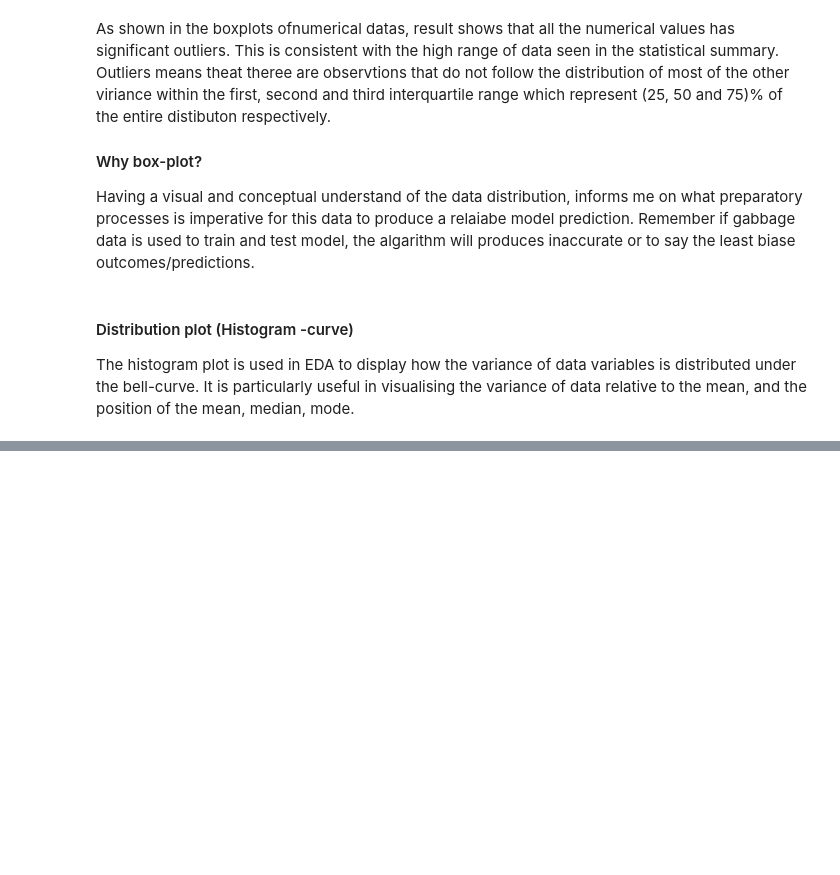
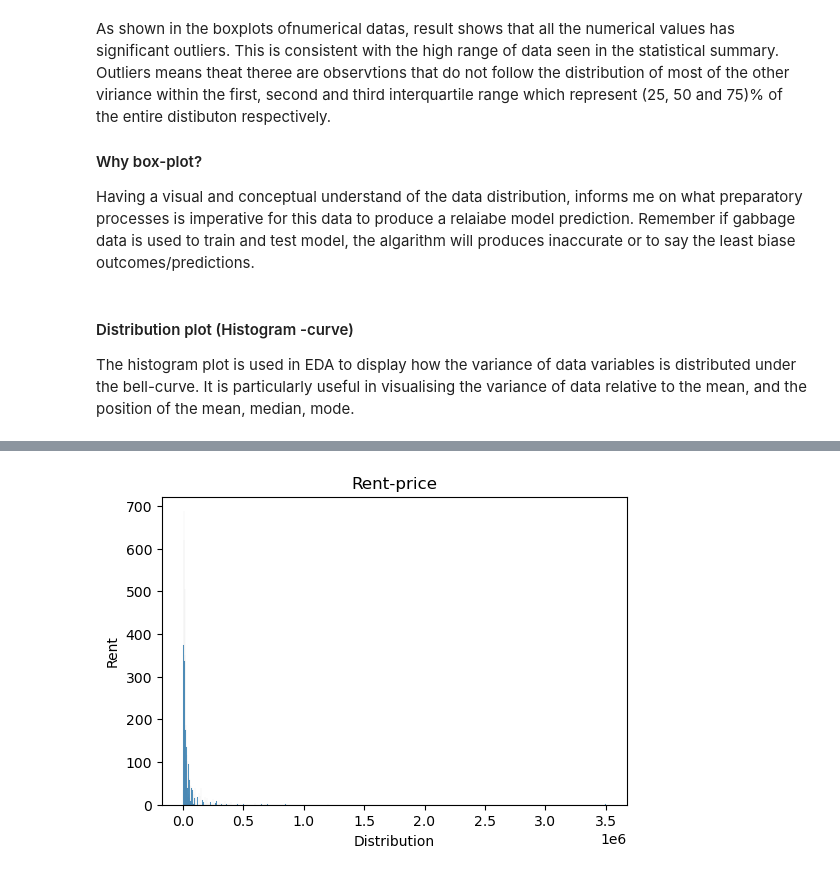
Before and after one commit to Ayomide-ola/Machine_learning-self-directed-, a Jupyter notebook: Regression_Models.ipynb, the cells around one changed output, grey strips where cells are left out. Saved outputs shown, nothing was run; the diff lists cells and outputs as text; code cells hidden in the pictures; blank space fills up the shorter version.

```diff
--- a/Regression_Models.ipynb
+++ b/Regression_Models.ipynb
@@ -254,0 +266,9 @@ plt.show()
+# %%
+plt.figure(figsize=(6,4))
+sns.histplot(data=df["Rent"])
+plt.xlabel('Distribution')
+plt.ylabel('Rent')
+plt.title('Rent-price')
+plt.show()
+# %% [output]
+[figure, added]
```
Also changed, not shown: parts of 4 cells of this notebook.
